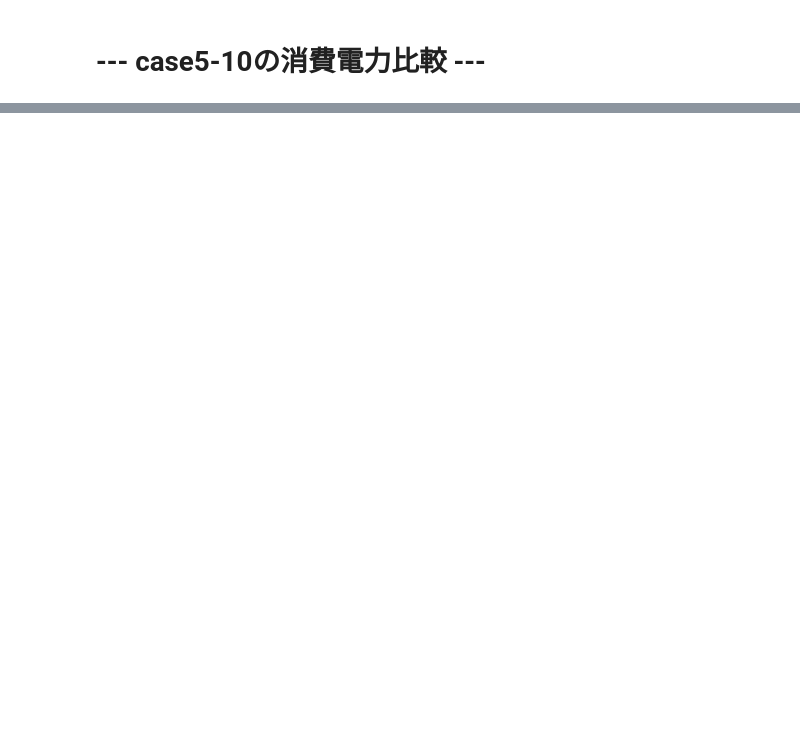
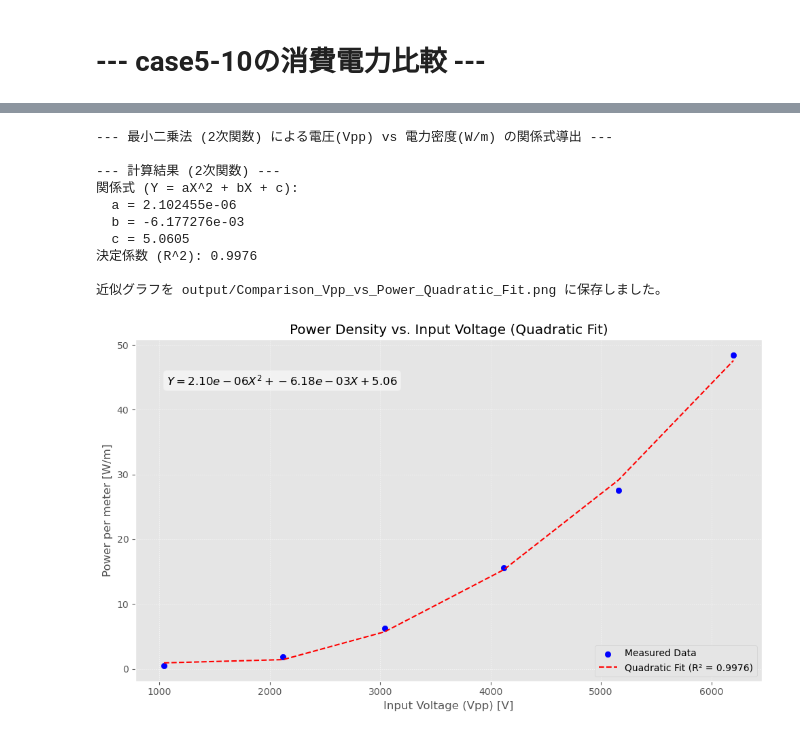
Before and after one commit to meso1007/Jupyter-VQ-Analysis, a Jupyter notebook: vq_analysis.ipynb, the cells around one changed output, grey strips where cells are left out. Drawn from its saved outputs; the diff is of its cells as text; code cells hidden in the pictures; blank space fills up the shorter version.

```diff
--- a/vq_analysis.ipynb
+++ b/vq_analysis.ipynb
@@ -424,0 +759,80 @@ if all_results:
+# %%
+# --- Cell 8: 【解析】最小二乗法（2次関数）による電圧-電力関係 ---
+
+# (★ Cell 1 で numpy と sklearn.metrics のインポートが必要)
+from sklearn.metrics import r2_score
+import numpy as np
+
+print("--- 最小二乗法 (2次関数) による電圧(Vpp) vs 電力密度(W/m) の関係式導出 ---")
+
+if 'results_df' not in locals():
+    print("エラー: 'results_df' が見つかりません。")
+    print("先に Cell 5 (または Cell 6) を実行してデータを生成してください。")
+else:
+    # 1. データの準備
+    X = results_df['Vpp (V)']
+    Y = results_df['Power_per_meter (W/m)']
+
+    # --- ★★★ 2次関数でフィッティング ★★★ ---
+    # np.polyfit(X, Y, 2) が [a, b, c] (Y = aX^2 + bX + c) を返す
+    params = np.polyfit(X, Y, 2)
+    a, b, c = params
+
+    # 3. 近似式の多項式関数を作成
+    poly_func = np.poly1d(params)
+
+    # 4. 近似式のY座標を計算
+    # (プロット用に、Xをソートしてから計算すると線がきれいになる)
+    X_sorted = X.sort_values()
+    Y_fit_quad = poly_func(X_sorted)
+
+    # 5. R^2 (決定係数) を計算
+    r_squared = r2_score(Y, poly_func(X)) # poly_func(X) で元のX順のYを計算
+
+    print("\n--- 計算結果 (2次関数) ---")
+    print(f"関係式 (Y = aX^2 + bX + c):")
+    print(f"  a = {a:.6e}")
+    print(f"  b = {b:.6e}")
+    print(f"  c = {c:.4f}")
+    print(f"決定係数 (R^2): {r_squared:.4f}")
+
+
+    # --- 6. 比較グラフの作成 ---
+    fig_fit, ax_fit = plt.subplots(figsize=(10, 6))
+
+    # 1. 元データの散布図をプロット
+    ax_fit.scatter(X, Y, color='blue', label='Measured Data')
+
+    # 2. 2次関数の近似曲線をプロット
+    ax_fit.plot(X_sorted, Y_fit_quad, color='red', linestyle='--',
+                label=f'Quadratic Fit (R² = {r_squared:.4f})')
+
+    ax_fit.set_title('Power Density vs. Input Voltage (Quadratic Fit)')
+    ax_fit.set_xlabel('Input Voltage (Vpp) [V]')
+    ax_fit.set_ylabel('Power per meter [W/m]')
+    ax_fit.legend()
+    ax_fit.grid(True, linestyle=':', alpha=0.7)
+
+    # グラフ内に式をテキストで表示 (指数表記)
+    eq_text = f'$Y = {a:.2e} X^2 + {b:.2e} X + {c:.2f}$'
+    ax_fit.text(0.05, 0.9, eq_text, transform=ax_fit.transAxes,
+                fontsize=12, va='top', bbox=dict(boxstyle='round,pad=0.3', fc='white', alpha=0.5))
+
+    plt.tight_layout()
+    # 比較サマリーは output 直下に保存
+    comp_save_path = os.path.join(OUTPUT_DIR, "Comparison_Vpp_vs_Power_Quadratic_Fit.png")
+    plt.savefig(comp_save_path, dpi=150)
+    print(f"\n近似グラフを {comp_save_path} に保存しました。")
+    plt.show()
+# %% [output]
+--- 最小二乗法 (2次関数) による電圧(Vpp) vs 電力密度(W/m) の関係式導出 ---
+
+--- 計算結果 (2次関数) ---
+関係式 (Y = aX^2 + bX + c):
+  a = 2.102455e-06
+  b = -6.177276e-03
+  c = 5.0605
+決定係数 (R^2): 0.9976
+
+近似グラフを output/Comparison_Vpp_vs_Power_Quadratic_Fit.png に保存しました。
+[figure, added]
```
Also changed, not shown: parts of 13 cells of this notebook.
